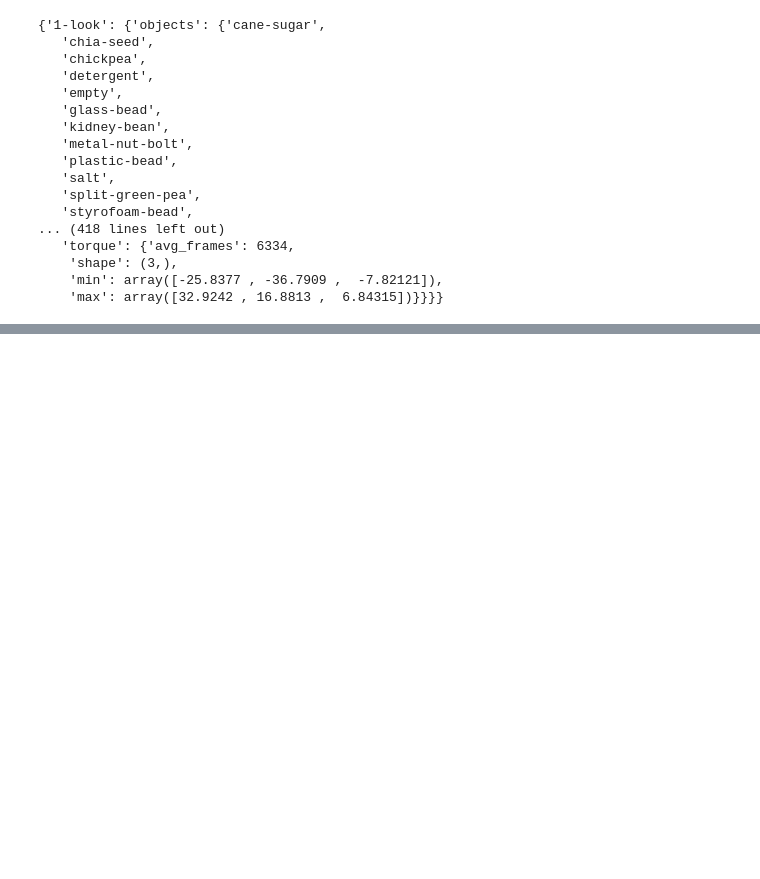
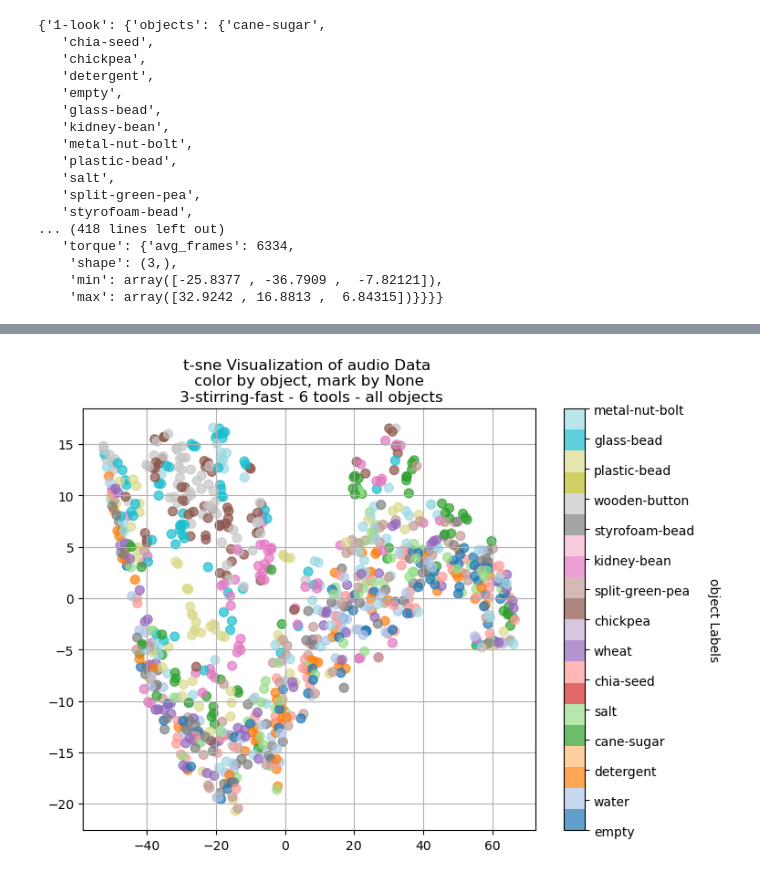
Before and after one commit to ZhengyanHuan/Tool-Knowledge-Transfer, a Jupyter notebook: data/data_viz.ipynb, the cells around one changed output, grey strips where cells are left out. Cells and saved outputs as stored; diff of their text form; code cells hidden in the pictures; blank space fills up the shorter version.

```diff
--- a/data/data_viz.ipynb
+++ b/data/data_viz.ipynb
@@ -141,0 +348,5 @@ metadata
+# %%
+visualize_in_2d(method="t-sne", color_by="object", robot_data=robot,
+                tools=all_tools, object_list=all_object_list, behaviors=behaviors, modality=modality)
+# %% [output]
+[figure, added]
```
Also changed, not shown: parts of 24 cells of this notebook.
